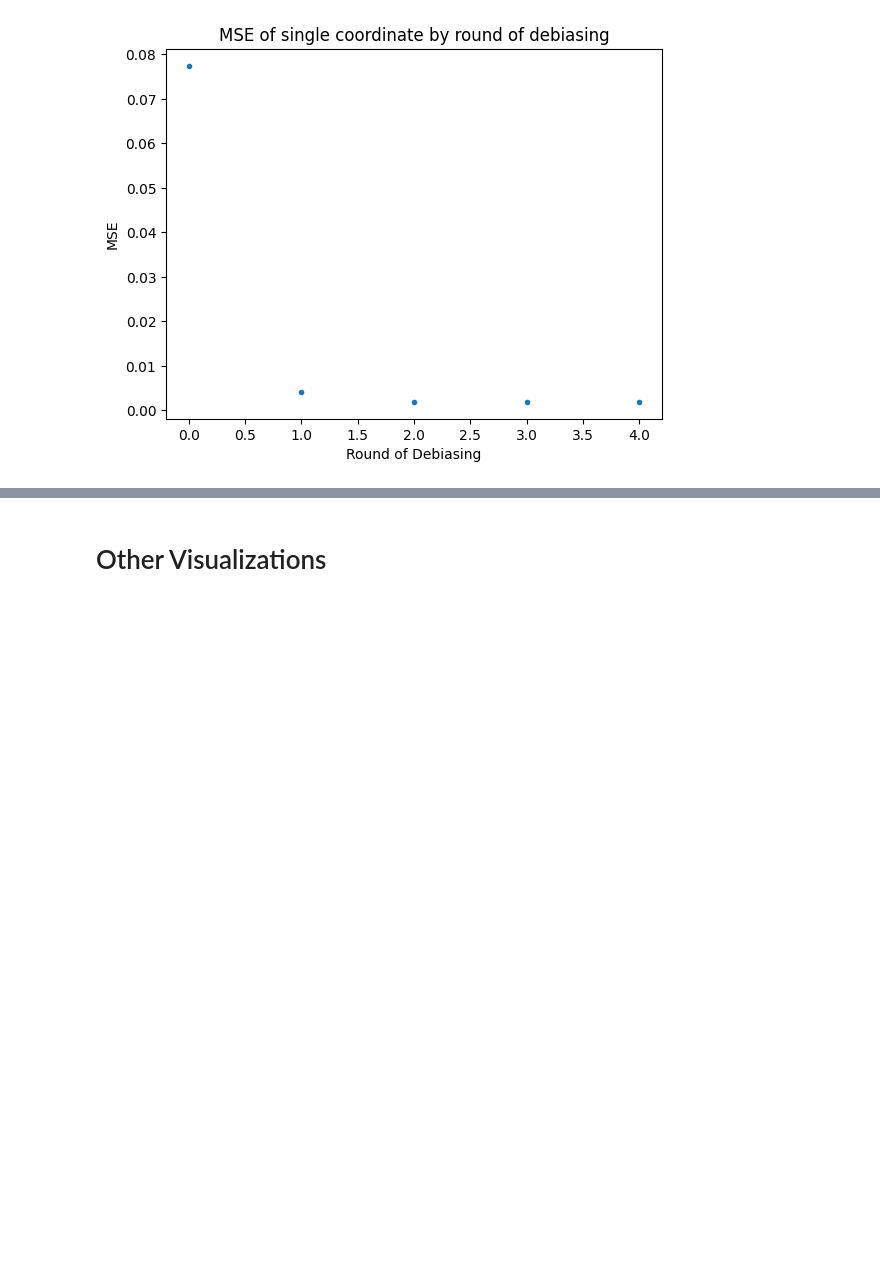
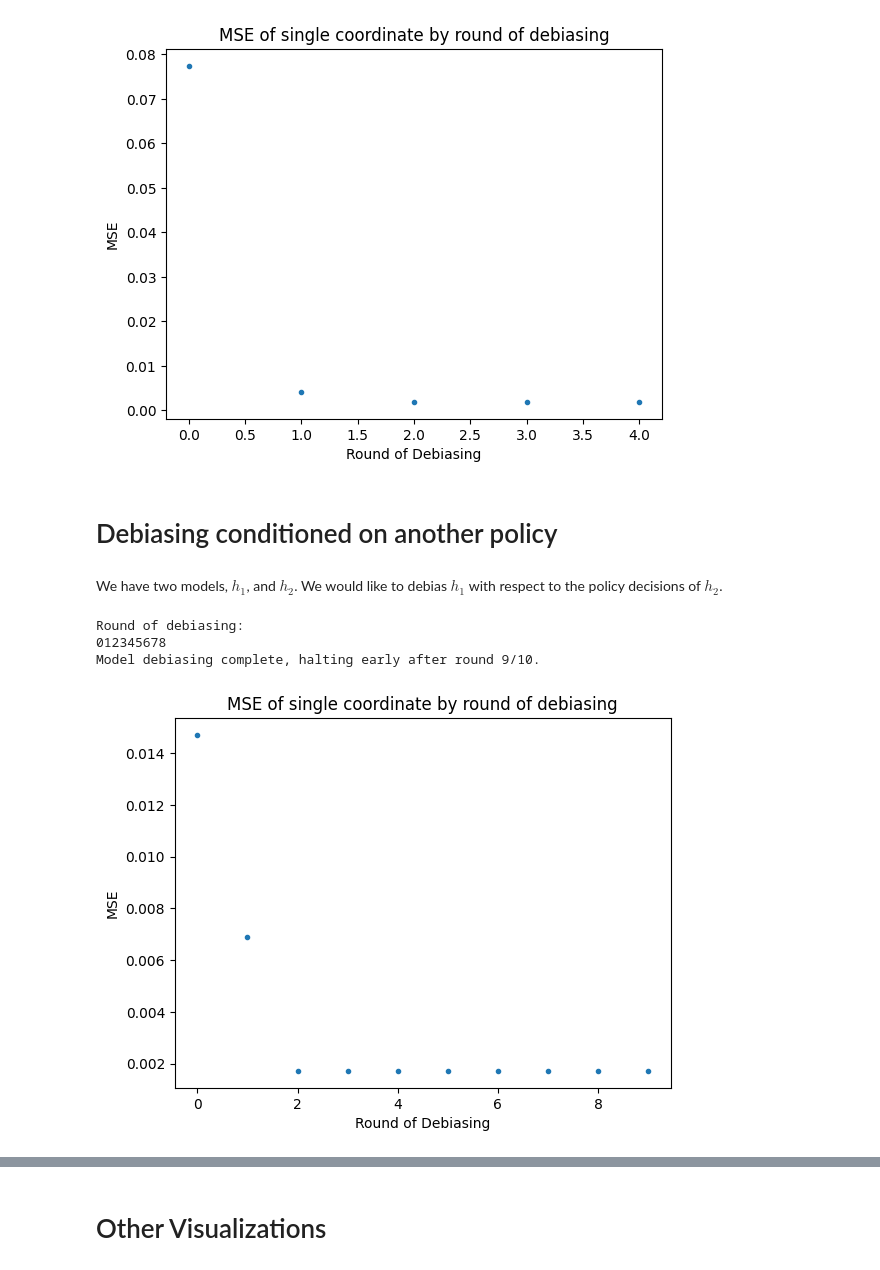
Before and after one commit to globusharris/ensembling-constrained-optimization, a Jupyter notebook: optimization-scratch.ipynb, the cells around one changed output, grey strips where cells are left out. Saved outputs shown, nothing was run; the diff lists cells and outputs as text; code cells hidden in the pictures; blank space fills up the shorter version.

```diff
--- a/optimization-scratch.ipynb
+++ b/optimization-scratch.ipynb
@@ -248,3 +286,68 @@ Round of debiasing:
 [[0.00000000e+00 0.00000000e+00 8.67361738e-18]]
 [array([1])]
 [figure]
+# %% [markdown]
+# Debiasing conditioned on another policy
+# %% [markdown]
+We have two models, $h_1$, and $h_2$. We would like to debias $h_1$ with respect to the policy decisions of $h_2$.
+# %%
+import debiasedModel
+importlib.reload(debiasedModel)
+
+import policies
+import importlib
+importlib.reload(policies)
+
+#this data is garbage but making just to have something to test the whole process with
+n_rows = 5
+n_features = 3
+pred_dim = n_features
+
+xs = np.random.normal(size=(n_rows, n_features))
+slopes = np.random.uniform(size = n_features)
+errs = np.random.normal(scale=0.01, size = (n_rows, n_features))
+ys = np.multiply(xs, slopes) + errs
+
+# just predicts label mean
+def h1(xs):
+    # calculate label mean and duplicate it for each of xs
+    return np.tile(np.average(ys, axis=0), (len(xs),1))
+
+
+# second model predicts correct linear relationship for first stock and 0 everywhere else
+def h2(xs):
+    # build prediction
+    preds = np.zeros((len(xs), n_features))
+    preds[:,0] = ys[:,0]
+    return preds
+
+init_model = h1
+max_depth = 10
+h1_policy = policies.Simplex(pred_dim, h1)
+h2_policy = policies.Simplex(pred_dim, h2)
+
+model = debiasedModel.Debiased_model()
+model.debias(xs, ys, init_model, max_depth, h1_policy, h2_policy);
+
+model.training_preds
+
+mses = np.zeros((model.depth+1, model.prediction_dim))
+for i in range(len(model.training_preds)):
+    mses[i] = mse(ys, model.training_preds[i], multioutput='raw_values')
+
+coord = 0
+plt.plot(np.arange(model.depth+1), mses[:,coord], '.')
+plt.title("MSE of single coordinate by round of debiasing")
+plt.xlabel("Round of Debiasing")
+plt.ylabel("MSE");
+
+# init_model = h2
+
+# model = debiasedModel.Debiased_model()
+# model.debias(xs, ys, init_model, max_depth, policy);
+# model.training_preds;
+# %% [output]
+Round of debiasing:
+012345678
+Model debiasing complete, halting early after round 9/10.
+[figure, added]
```
Also changed, not shown: parts of 5 cells of this notebook, 2 other files.
